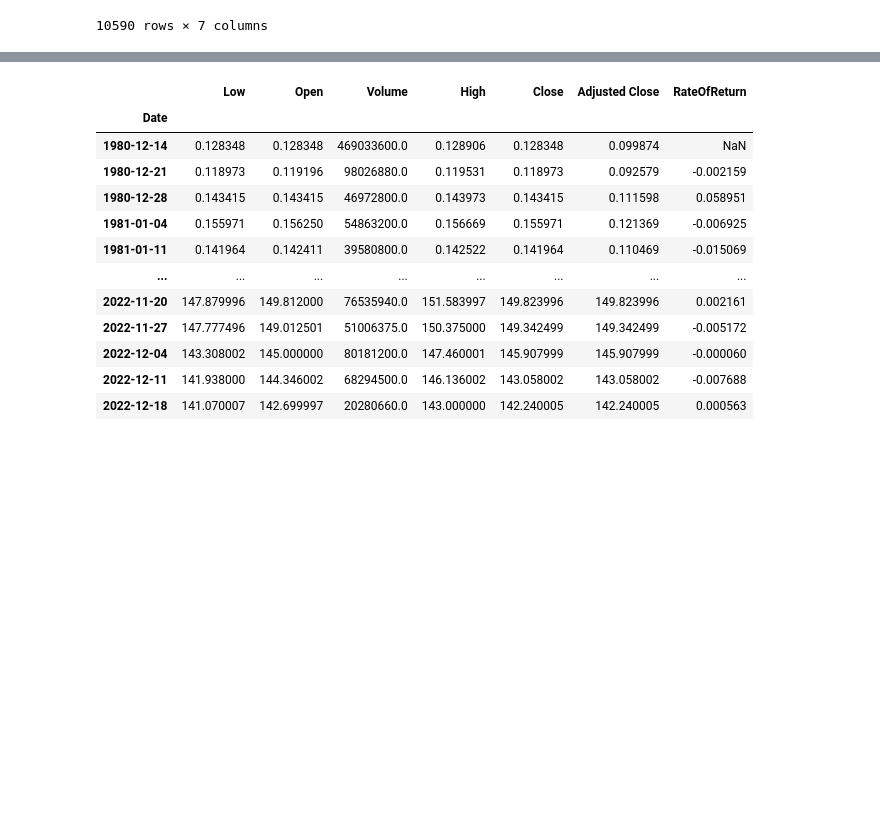
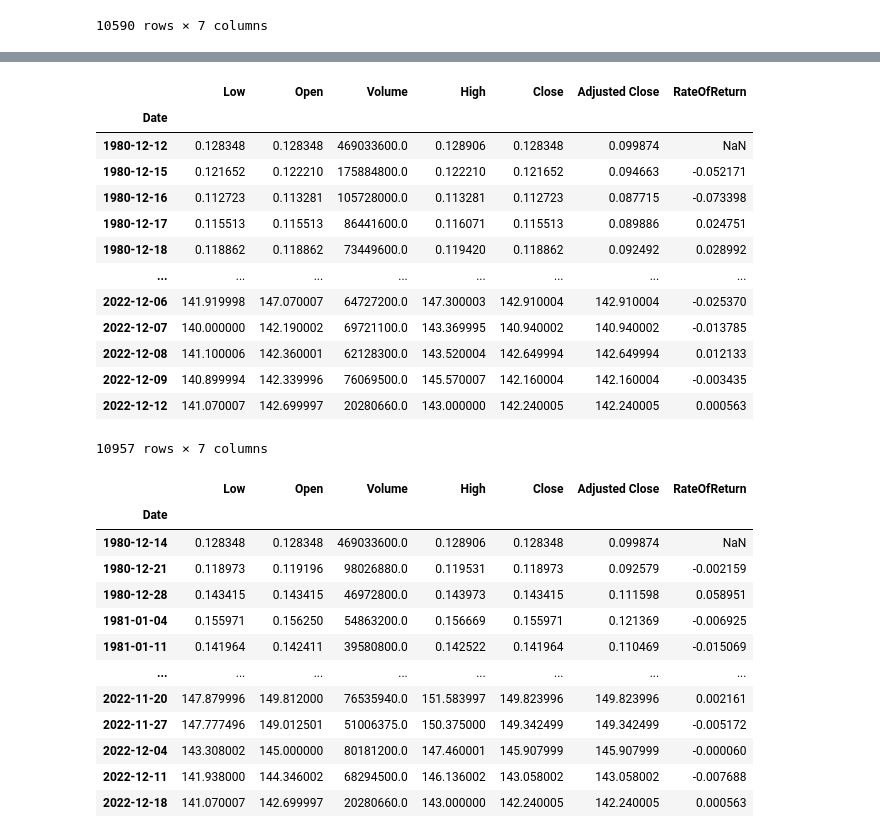
Before and after one commit to GJMrem/Stock-Market, a Jupyter notebook: notebooks/ARIMA.ipynb, the cells around one changed output, grey strips where cells are left out. Cells and saved outputs as stored; diff of their text form; code cells hidden in the pictures; blank space fills up the shorter version.

```diff
--- a/notebooks/ARIMA.ipynb
+++ b/notebooks/ARIMA.ipynb
@@ -33,3 +44,21 @@ sm.graphics.tsa.plot_pacf(df['Close'].values, lags=10)
+# %%
+df = df.resample('B').mean()
+df
+# %% [output]
+|  | Low | Open | Volume | High | Close | Adjusted Close | RateOfReturn |
+| Date |  |  |  |  |  |  |  |
+| 1980-12-12 | 0.128348 | 0.128348 | 469033600.0 | 0.128906 | 0.128348 | 0.099874 | NaN |
+| 1980-12-15 | 0.121652 | 0.122210 | 175884800.0 | 0.122210 | 0.121652 | 0.094663 | -0.052171 |
+| 1980-12-16 | 0.112723 | 0.113281 | 105728000.0 | 0.113281 | 0.112723 | 0.087715 | -0.073398 |
+| 1980-12-17 | 0.115513 | 0.115513 | 86441600.0 | 0.116071 | 0.115513 | 0.089886 | 0.024751 |
+| 1980-12-18 | 0.118862 | 0.118862 | 73449600.0 | 0.119420 | 0.118862 | 0.092492 | 0.028992 |
+| ... | ... | ... | ... | ... | ... | ... | ... |
+| 2022-12-06 | 141.919998 | 147.070007 | 64727200.0 | 147.300003 | 142.910004 | 142.910004 | -0.025370 |
+| 2022-12-07 | 140.000000 | 142.190002 | 69721100.0 | 143.369995 | 140.940002 | 140.940002 | -0.013785 |
+| 2022-12-08 | 141.100006 | 142.360001 | 62128300.0 | 143.520004 | 142.649994 | 142.649994 | 0.012133 |
+| 2022-12-09 | 140.899994 | 142.339996 | 76069500.0 | 145.570007 | 142.160004 | 142.160004 | -0.003435 |
+| 2022-12-12 | 141.070007 | 142.699997 | 20280660.0 | 143.000000 | 142.240005 | 142.240005 | 0.000563 |
+10957 rows × 7 columns
 # %%
 df_w = df.resample('W').mean()
 df_w
```
Also changed, not shown: parts of 9 cells of this notebook.
